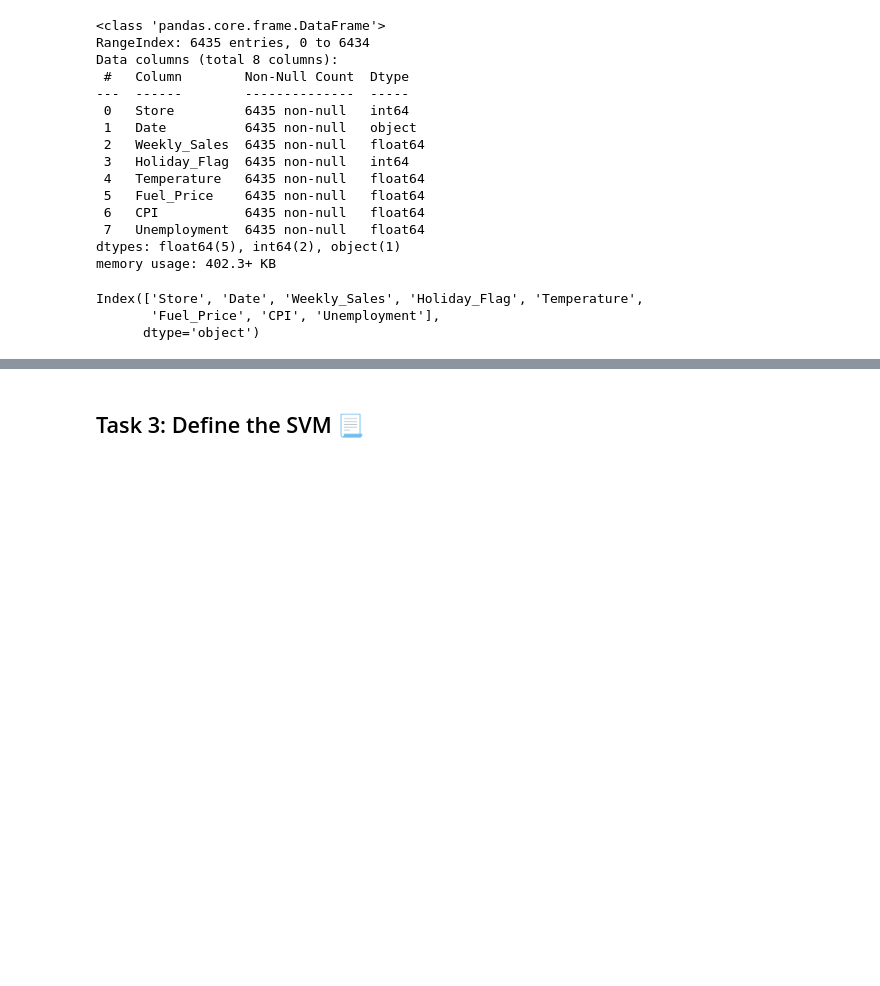
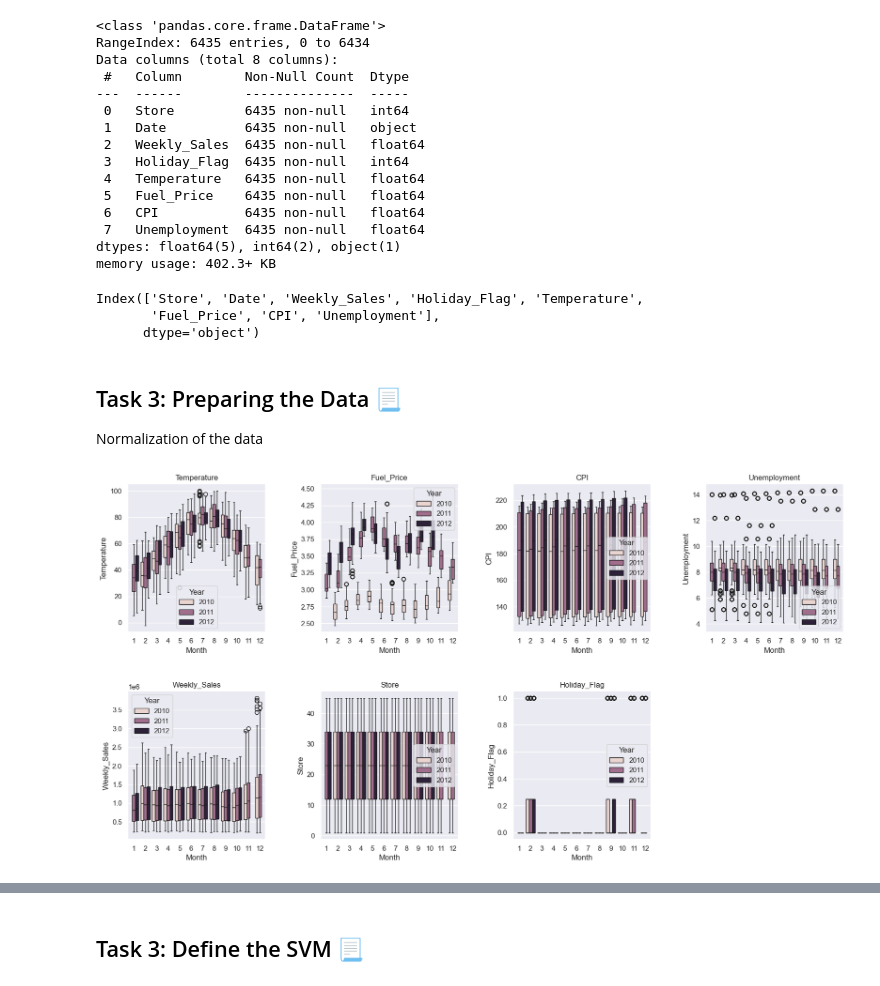
Before and after one commit to Sasso0101/Uni, a Jupyter notebook: Vision and recognition/Classification_SVM.ipynb, the cells around one changed output, grey strips where cells are left out. Drawn from its saved outputs; the diff is of its cells as text; code cells hidden in the pictures; blank space fills up the shorter version.

```diff
--- a/Vision and recognition/Classification_SVM.ipynb
+++ b/Vision and recognition/Classification_SVM.ipynb
@@ -77,3 +77,6 @@ df.columns
 Index(['Store', 'Date', 'Weekly_Sales', 'Holiday_Flag', 'Temperature',
        'Fuel_Price', 'CPI', 'Unemployment'],
       dtype='object')
+# %% [markdown]
+## Task 3: Preparing the Data 📃
+Normalization of the data
@@ -80,3 +97,17 @@ Index(['Store', 'Date', 'Weekly_Sales', 'Holiday_Flag', 'Temperature',
+# %%
+fig, axs = plt.subplots(2, 4, figsize=(20, 10))
+axs = axs.flatten()
+plt.subplots_adjust(hspace=0.4, wspace=0.4)
+for i, column in enumerate(['Temperature', 'Fuel_Price', 'CPI', 'Unemployment', 'Weekly_Sales', 'Store', 'Holiday_Flag']):
+  sns.boxplot(x='Month', y=column, hue='Year', data=df, ax=axs[i])
+  axs[i].set_title(f'{column}')
+  axs[i].set_xlabel('Month')
+  axs[i].set_ylabel(column)
+
+fig.delaxes(axs[-1])
+plt.show()
+# %% [output]
+[figure, added]
 # %%
 # Calculate the correlation matrix
 corr_matrix = df.corr()
```
Also changed, not shown: parts of 11 cells of this notebook, 4 other files.
